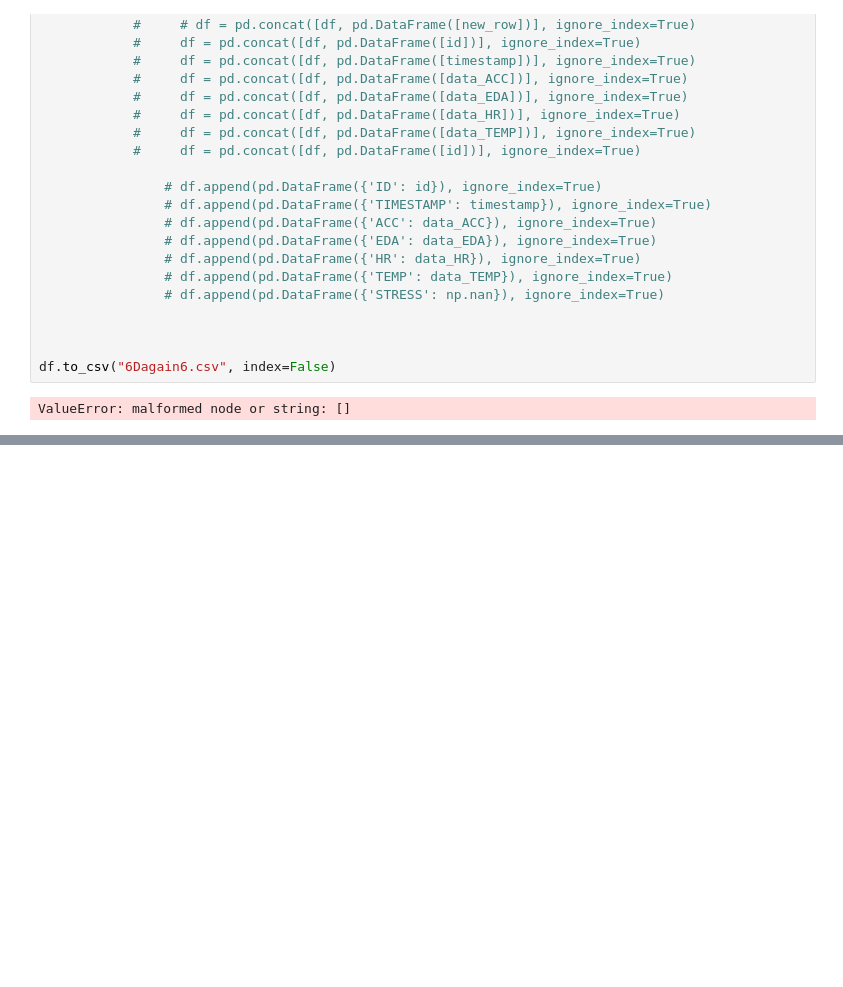
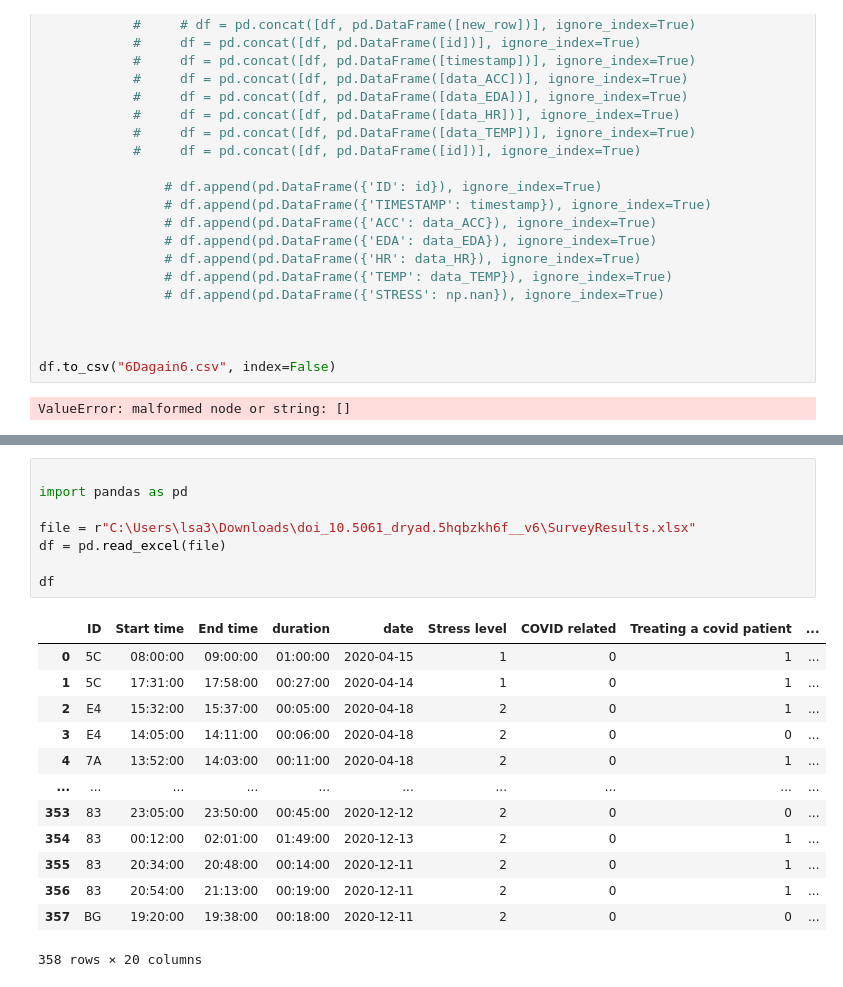
Before and after one commit to lsa3/stressData, a Jupyter notebook: preprocessing.ipynb, the cells around one changed output, grey strips where cells are left out. Saved outputs shown, nothing was run; the diff lists cells and outputs as text; blank space fills up the shorter version.

```diff
--- a/preprocessing.ipynb
+++ b/preprocessing.ipynb
@@ -304,0 +366,22 @@ print(get_id_timestamp(pasta))
+# %%
+
+import pandas as pd
+
+file = r"C:\Users\lsa3\Downloads\doi_10.5061_dryad.5hqbzkh6f__v6\SurveyResults.xlsx"
+df = pd.read_excel(file)
+
+df
+# %% [output]
+|  | ID | Start time | End time | duration | date | Stress level | COVID related | Treating a covid patient | ... |
+| 0 | 5C | 08:00:00 | 09:00:00 | 01:00:00 | 2020-04-15 | 1 | 0 | 1 | ... |
+| 1 | 5C | 17:31:00 | 17:58:00 | 00:27:00 | 2020-04-14 | 1 | 0 | 1 | ... |
+| 2 | E4 | 15:32:00 | 15:37:00 | 00:05:00 | 2020-04-18 | 2 | 0 | 1 | ... |
+| 3 | E4 | 14:05:00 | 14:11:00 | 00:06:00 | 2020-04-18 | 2 | 0 | 0 | ... |
+| 4 | 7A | 13:52:00 | 14:03:00 | 00:11:00 | 2020-04-18 | 2 | 0 | 1 | ... |
+| ... | ... | ... | ... | ... | ... | ... | ... | ... | ... |
+| 353 | 83 | 23:05:00 | 23:50:00 | 00:45:00 | 2020-12-12 | 2 | 0 | 0 | ... |
+| 354 | 83 | 00:12:00 | 02:01:00 | 01:49:00 | 2020-12-13 | 2 | 0 | 1 | ... |
+| 355 | 83 | 20:34:00 | 20:48:00 | 00:14:00 | 2020-12-11 | 2 | 0 | 1 | ... |
+| 356 | 83 | 20:54:00 | 21:13:00 | 00:19:00 | 2020-12-11 | 2 | 0 | 1 | ... |
+| 357 | BG | 19:20:00 | 19:38:00 | 00:18:00 | 2020-12-11 | 2 | 0 | 0 | ... |
+358 rows × 20 columns
```
Also changed, not shown: parts of 10 cells of this notebook.
